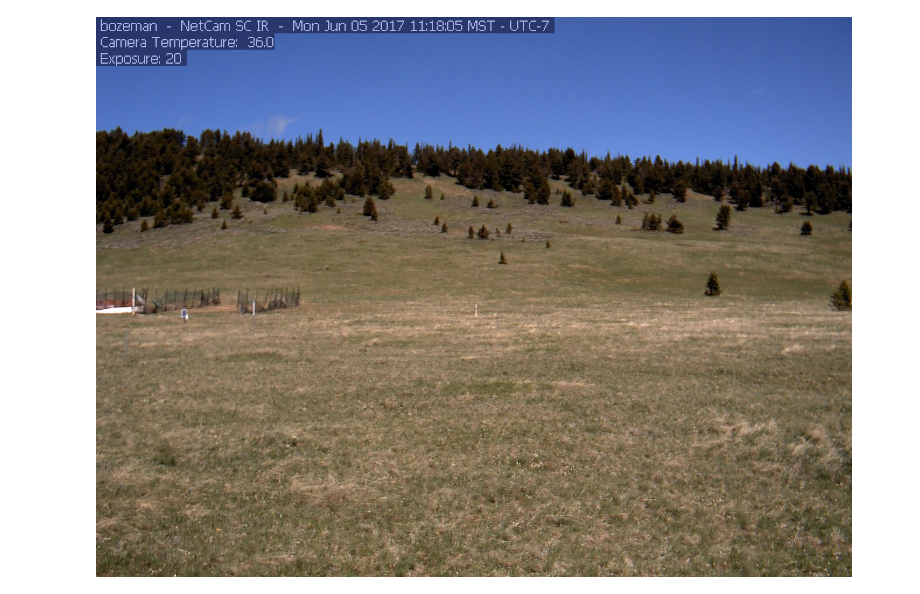
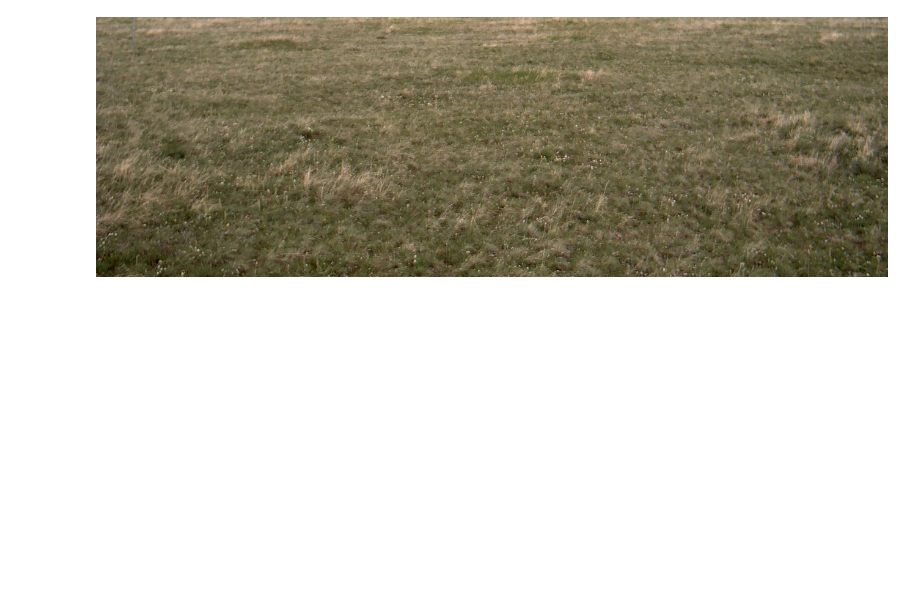
Before and after one commit to bvande21/Phenocam_Project, a Jupyter notebook: RGB_value_extract.ipynb, the cells around one changed output. Cells and saved outputs as stored; diff of their text form; code cells hidden in the pictures; blank space fills up the shorter version.

```diff
--- a/RGB_value_extract.ipynb
+++ b/RGB_value_extract.ipynb
@@ -16,12 +16,22 @@ import requests
 from io import BytesIO
 # %%
 # shows photo
-response = requests.get('https://phenocam.sr.unh.edu/data/latest/bozeman.jpg')
+response = requests.get('https://phenocam.sr.unh.edu/data/archive/bozeman/2017/06/bozeman_2017_06_04_144805.jpg')
 img = Image.open(BytesIO(response.content))
-# %%
-img
-# %% [output]
-[figure, removed]
+# %%
+width = img.size[0]
+height = img.size[1]
+img2 = img.crop(
+    (
+        width - 1296,
+        height - 425,
+        width,
+        height
+    )
+)
+img2
+# %% [output]
+[figure, added]
 # %%
 # takes RGB values from each photo (this should be a loop)
 # figure out how to put all values in an array
```
